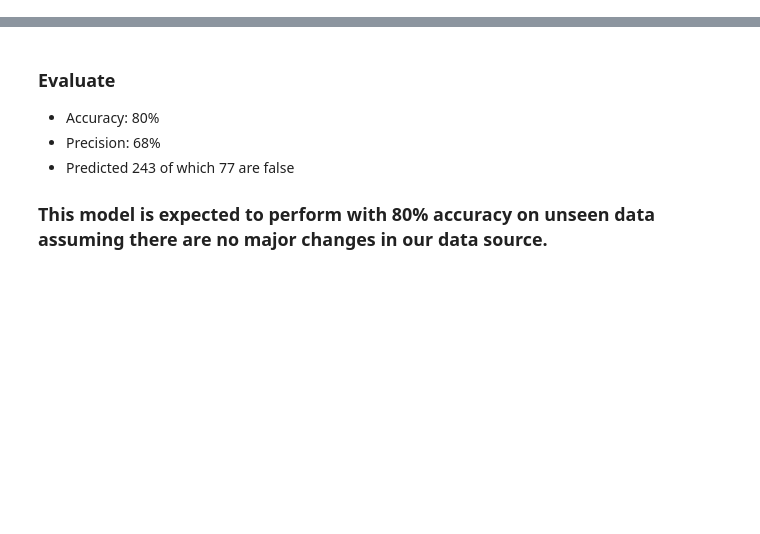
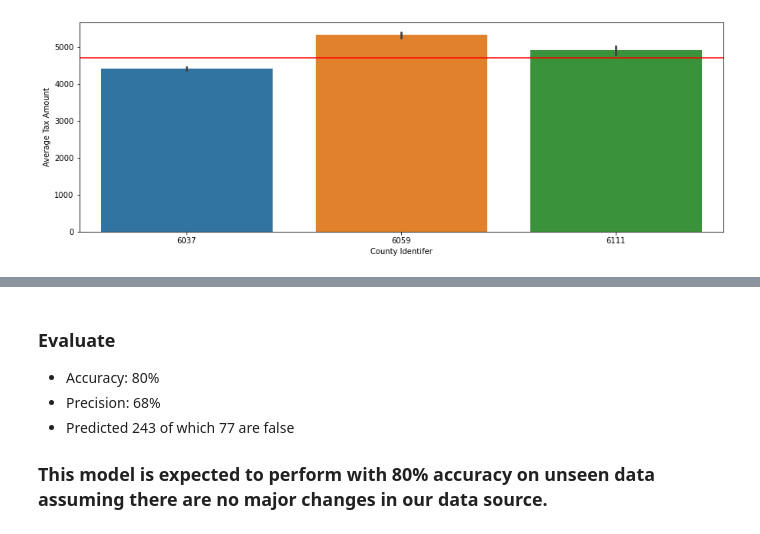
Before and after one commit to kanieladenis/zillow_regression_project, a Jupyter notebook: zillow_regression_project_report.ipynb, the cells around one changed output, grey strips where cells are left out. Drawn from its saved outputs; the diff is of its cells as text; code cells hidden in the pictures; blank space fills up the shorter version.

Commit message:
updated regression project working and report version. Added acquire, prepare, modeling, viz py files.

```diff
--- a/zillow_regression_project_report.ipynb
+++ b/zillow_regression_project_report.ipynb
@@ -746,0 +25,4 @@ weighted avg       0.78      0.80      0.78      1409
+# %%
+df = acquire.get_zillow()
+# %%
+train,validate,test, df = prepare.split(df)
@@ -746,0 +67,10 @@ weighted avg       0.78      0.80      0.78      1409
+# %%
+# Show Average House Tax Amounts Aross Counties
+plt.figure(figsize=(15,5))
+sns.barplot(x=train.fips, y=train.tax_amount)
+plt.axhline(y=train.tax_amount.mean(), color='r')
+plt.xlabel('County Identifer')
+plt.ylabel('Average Tax Amount')
+plt.show()
+# %% [output]
+[figure, added]
```
Also changed, not shown: parts of 112 cells of this notebook, 5 other files.
